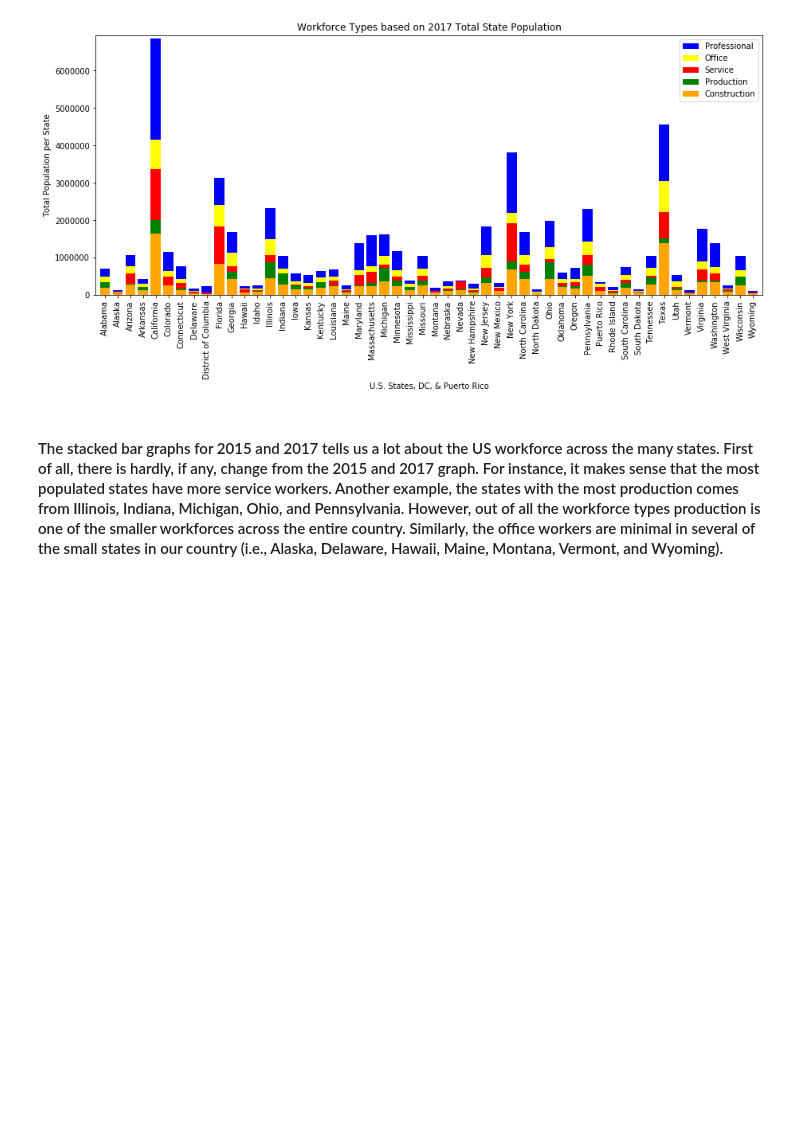
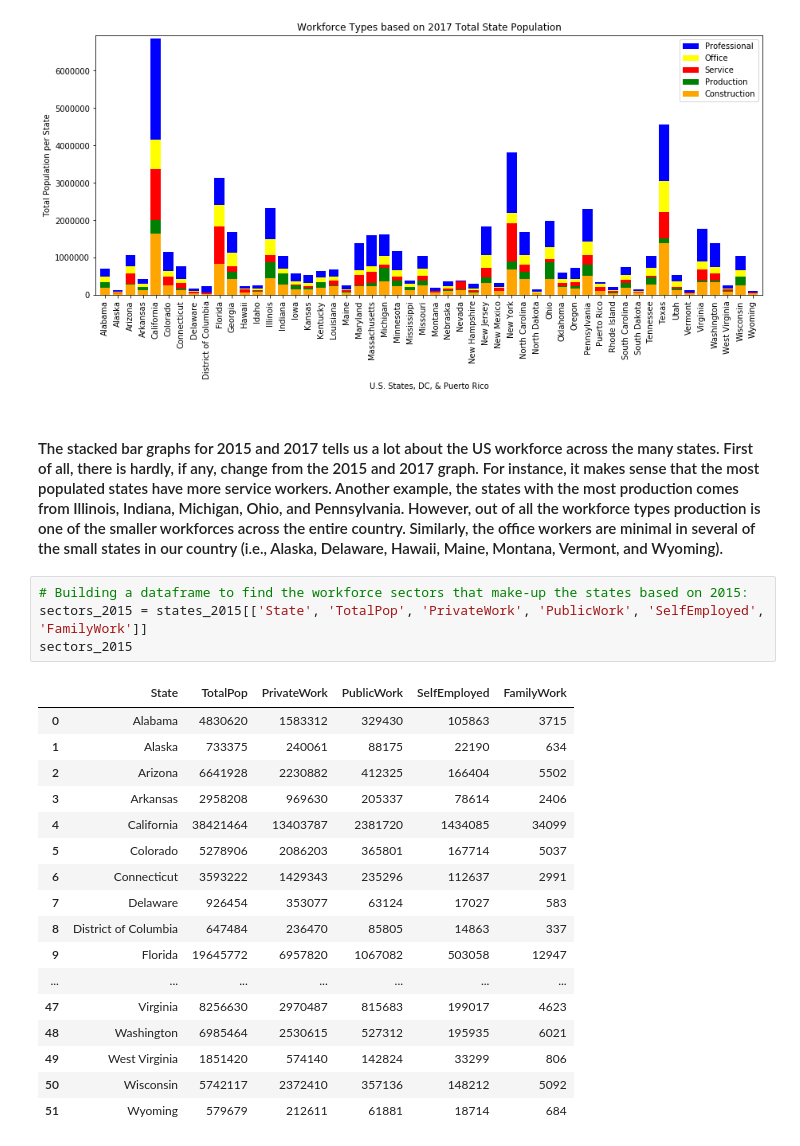
Before and after one commit to charlim26/censusproject, a Jupyter notebook: Minervas_Project/analysis_workforce_sectors.ipynb, the cells around one changed output. Saved outputs shown, nothing was run; the diff lists cells and outputs as text; blank space fills up the shorter version.

```diff
--- a/Minervas_Project/analysis_workforce_sectors.ipynb
+++ b/Minervas_Project/analysis_workforce_sectors.ipynb
@@ -135,3 +136,25 @@ plt.show()
 [figure]
 # %% [markdown]
 #### The stacked bar graphs for 2015 and 2017 tells us a lot about the US workforce across the many states. First of all, there is hardly, if any, change from the 2015 and 2017 graph. For instance, it makes sense that the most populated states have more service workers. Another example, the states with the most production comes from Illinois, Indiana, Michigan, Ohio, and Pennsylvania. However, out of all the workforce types production is one of the smaller workforces across the entire country. Similarly, the office workers are minimal in several of the small states in our country (i.e., Alaska, Delaware, Hawaii, Maine, Montana, Vermont, and Wyoming).
+# %%
+# Building a dataframe to find the workforce sectors that make-up the states based on 2015:
+sectors_2015 = states_2015[['State', 'TotalPop', 'PrivateWork', 'PublicWork', 'SelfEmployed', 'FamilyWork']]
+sectors_2015
+# %% [output]
+|  | State | TotalPop | PrivateWork | PublicWork | SelfEmployed | FamilyWork |
+| 0 | Alabama | 4830620 | 1583312 | 329430 | 105863 | 3715 |
+| 1 | Alaska | 733375 | 240061 | 88175 | 22190 | 634 |
+| 2 | Arizona | 6641928 | 2230882 | 412325 | 166404 | 5502 |
+| 3 | Arkansas | 2958208 | 969630 | 205337 | 78614 | 2406 |
+| 4 | California | 38421464 | 13403787 | 2381720 | 1434085 | 34099 |
+| 5 | Colorado | 5278906 | 2086203 | 365801 | 167714 | 5037 |
+| 6 | Connecticut | 3593222 | 1429343 | 235296 | 112637 | 2991 |
+| 7 | Delaware | 926454 | 353077 | 63124 | 17027 | 583 |
+| 8 | District of Columbia | 647484 | 236470 | 85805 | 14863 | 337 |
+| 9 | Florida | 19645772 | 6957820 | 1067082 | 503058 | 12947 |
+| ... | ... | ... | ... | ... | ... | ... |
+| 47 | Virginia | 8256630 | 2970487 | 815683 | 199017 | 4623 |
+| 48 | Washington | 6985464 | 2530615 | 527312 | 195935 | 6021 |
+| 49 | West Virginia | 1851420 | 574140 | 142824 | 33299 | 806 |
+| 50 | Wisconsin | 5742117 | 2372410 | 357136 | 148212 | 5092 |
+| 51 | Wyoming | 579679 | 212611 | 61881 | 18714 | 684 |
```
Also changed, not shown: parts of 5 cells of this notebook.
